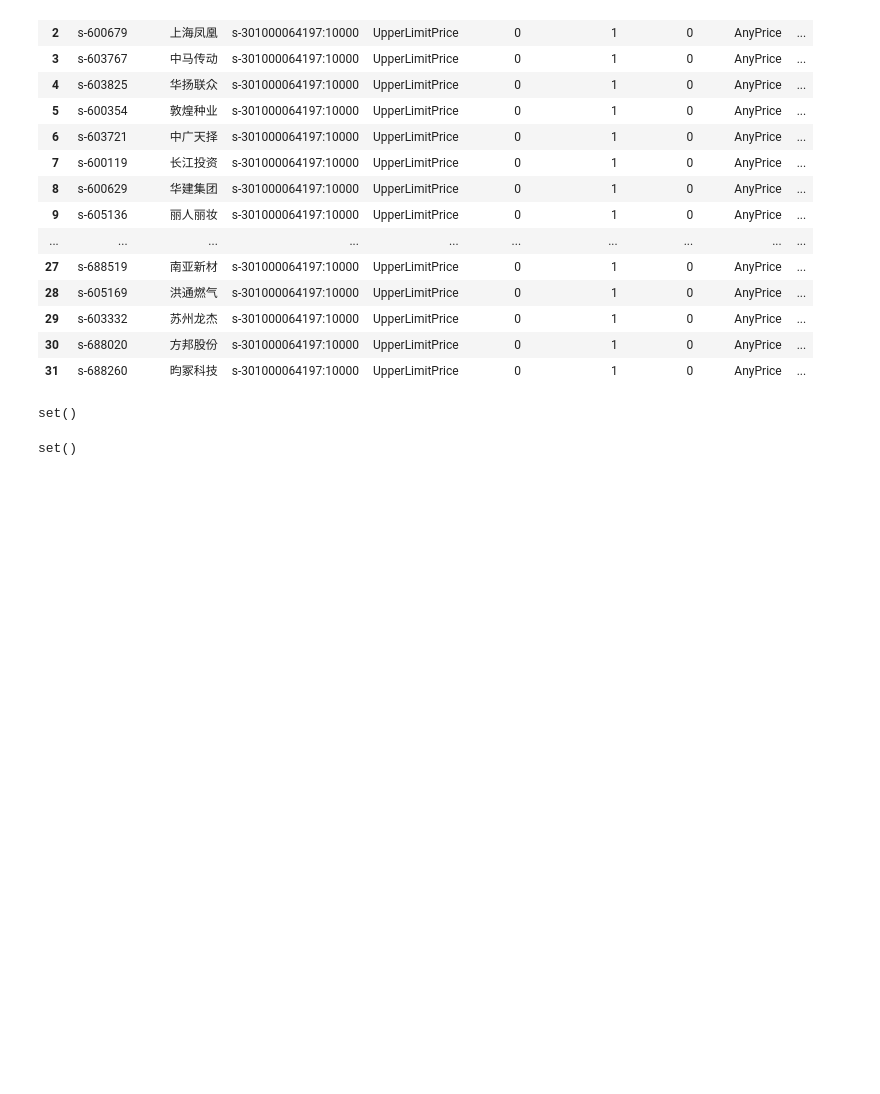
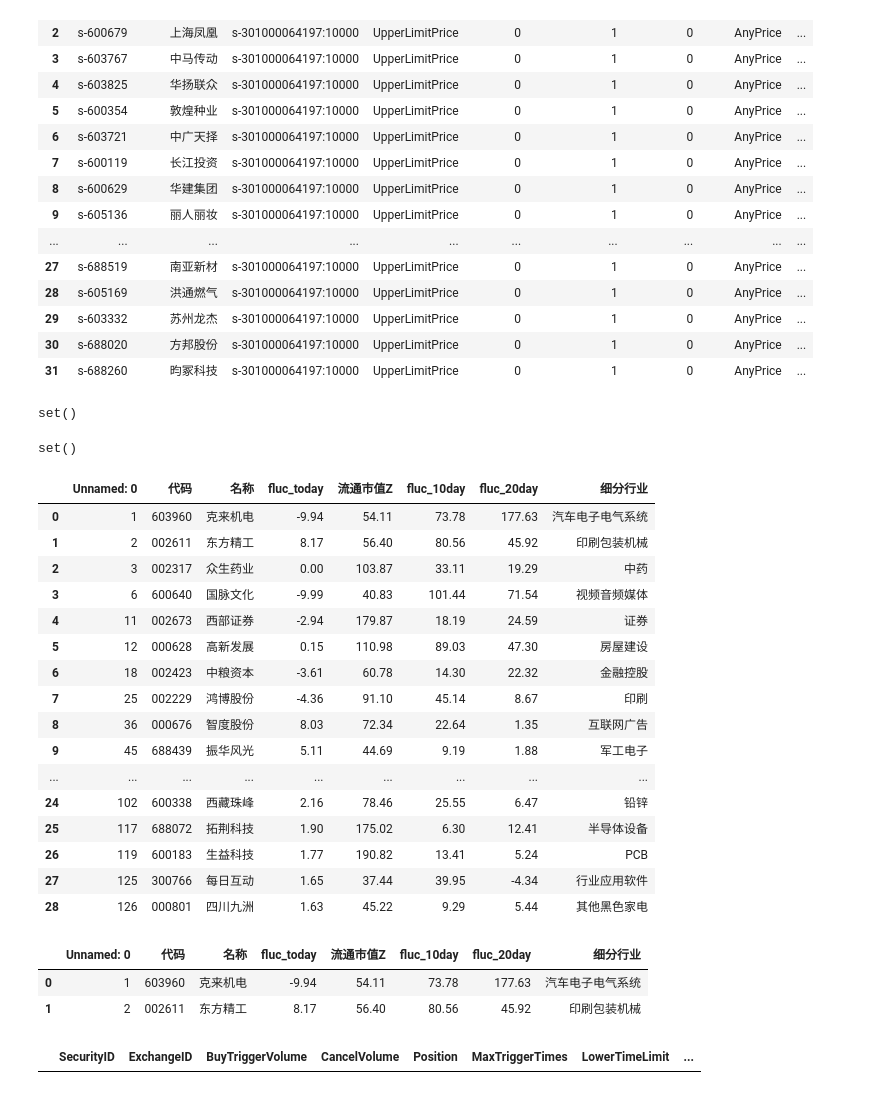
Before and after one commit to cosmo86/SE_crawler, a Jupyter notebook: Untitled.ipynb, the cells around one changed output. Saved outputs shown, nothing was run; the diff lists cells and outputs as text; code cells hidden in the pictures; blank space fills up the shorter version.

Commit message:
customizable market cap; add SE_engine gen

```diff
--- a/Untitled.ipynb
+++ b/Untitled.ipynb
@@ -332,3 +332,35 @@ set()
 set(buygz_small_sh["SecurityName"]) -set(test_buytgz["SecurityName"])
 # %% [output]
 set()
+# %%
+res_market_cap_35_200_20240229 = pd.read_csv("Out/res_market_cap_35_200_20240229.csv", dtype = {'代码':str})
+res_market_cap_35_200_20240229
+# %% [output]
+|  | Unnamed: 0 | 代码 | 名称 | fluc_today | 流通市值Z | fluc_10day | fluc_20day | 细分行业 |
+| 0 | 1 | 603960 | 克来机电 | -9.94 | 54.11 | 73.78 | 177.63 | 汽车电子电气系统 |
+| 1 | 2 | 002611 | 东方精工 | 8.17 | 56.40 | 80.56 | 45.92 | 印刷包装机械 |
+| 2 | 3 | 002317 | 众生药业 | 0.00 | 103.87 | 33.11 | 19.29 | 中药 |
+| 3 | 6 | 600640 | 国脉文化 | -9.99 | 40.83 | 101.44 | 71.54 | 视频音频媒体 |
+| 4 | 11 | 002673 | 西部证券 | -2.94 | 179.87 | 18.19 | 24.59 | 证券 |
+| 5 | 12 | 000628 | 高新发展 | 0.15 | 110.98 | 89.03 | 47.30 | 房屋建设 |
+| 6 | 18 | 002423 | 中粮资本 | -3.61 | 60.78 | 14.30 | 22.32 | 金融控股 |
+| 7 | 25 | 002229 | 鸿博股份 | -4.36 | 91.10 | 45.14 | 8.67 | 印刷 |
+| 8 | 36 | 000676 | 智度股份 | 8.03 | 72.34 | 22.64 | 1.35 | 互联网广告 |
+| 9 | 45 | 688439 | 振华风光 | 5.11 | 44.69 | 9.19 | 1.88 | 军工电子 |
+| ... | ... | ... | ... | ... | ... | ... | ... | ... |
+| 24 | 102 | 600338 | 西藏珠峰 | 2.16 | 78.46 | 25.55 | 6.47 | 铅锌 |
+| 25 | 117 | 688072 | 拓荆科技 | 1.90 | 175.02 | 6.30 | 12.41 | 半导体设备 |
+| 26 | 119 | 600183 | 生益科技 | 1.77 | 190.82 | 13.41 | 5.24 | PCB |
+| 27 | 125 | 300766 | 每日互动 | 1.65 | 37.44 | 39.95 | -4.34 | 行业应用软件 |
+| 28 | 126 | 000801 | 四川九洲 | 1.63 | 45.22 | 9.29 | 5.44 | 其他黑色家电 |
+# %%
+res_market_cap_35_200_20240229.head(2)
+# %% [output]
+|  | Unnamed: 0 | 代码 | 名称 | fluc_today | 流通市值Z | fluc_10day | fluc_20day | 细分行业 |
+| 0 | 1 | 603960 | 克来机电 | -9.94 | 54.11 | 73.78 | 177.63 | 汽车电子电气系统 |
+| 1 | 2 | 002611 | 东方精工 | 8.17 | 56.40 | 80.56 | 45.92 | 印刷包装机械 |
+# %%
+se_templete = pd.read_csv("templetes/SE_templete.csv")
+se_templete
+# %% [output]
+|  | SecurityID | ExchangeID | BuyTriggerVolume | CancelVolume | Position | MaxTriggerTimes | LowerTimeLimit | ... |
```
Also changed, not shown: parts of 17 cells of this notebook, 34 other files.
